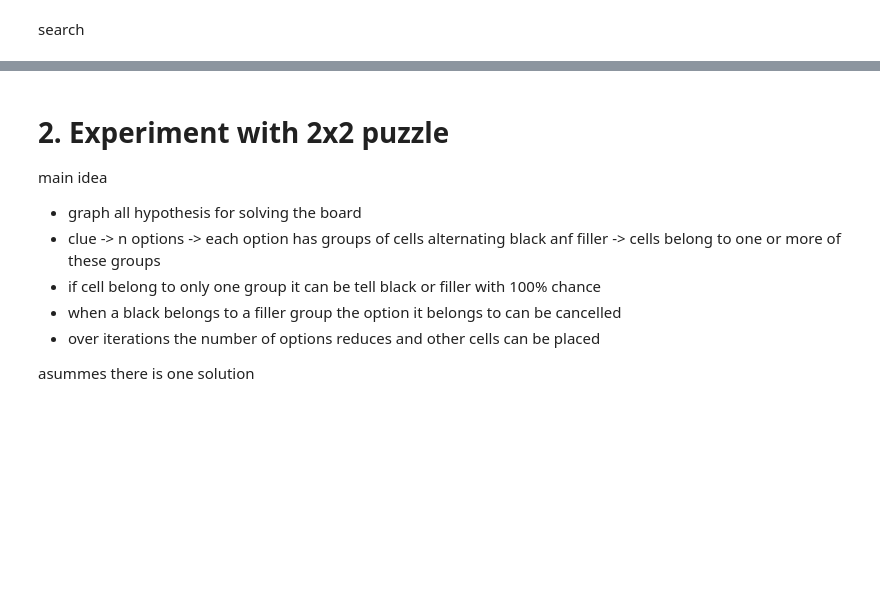
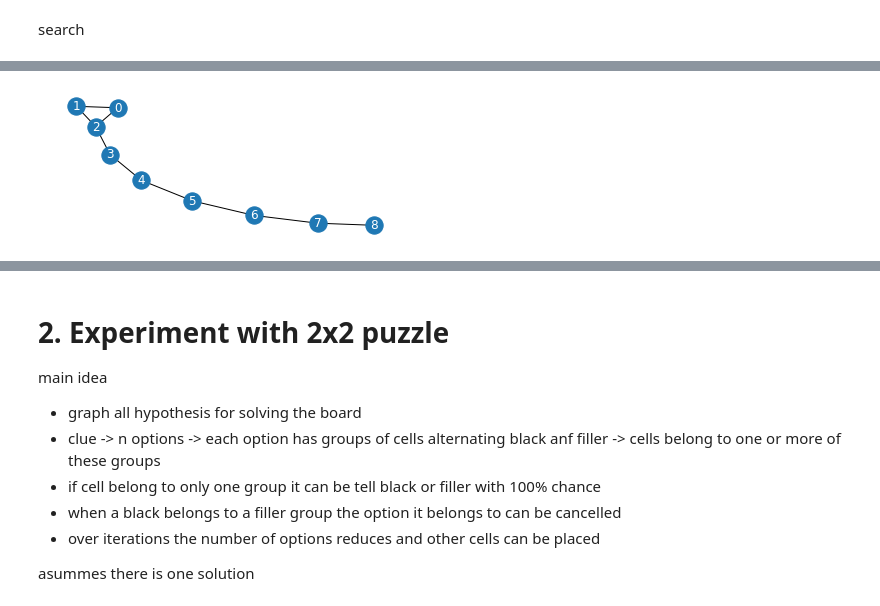
Before and after one commit to cfalguiere/python_experiments, a Jupyter notebook: nono/05e-POC-Scoping-Graph-WIP.ipynb, the cells around one changed output, grey strips where cells are left out. Cells and saved outputs as stored; diff of their text form; code cells hidden in the pictures; blank space fills up the shorter version.

```diff
--- a/nono/05e-POC-Scoping-Graph-WIP.ipynb
+++ b/nono/05e-POC-Scoping-Graph-WIP.ipynb
@@ -94,0 +258,4 @@ list(SG.nodes(data=True))
+# %%
+nx.draw(nx.lollipop_graph(3, 6), with_labels=True, font_color='white')
+# %% [output]
+[figure, added]
```
Also changed, not shown: parts of 107 cells of this notebook, 1 other file.
